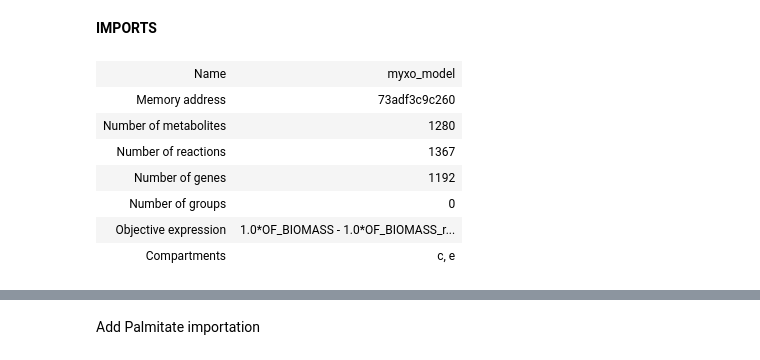
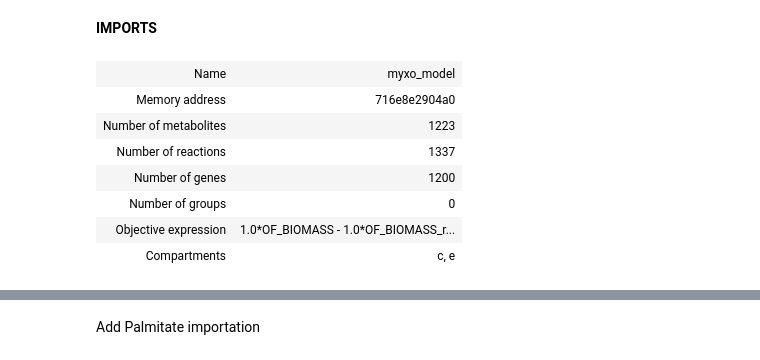
Before and after one commit to BondonMickael/M_xanthus-E_coli-Predation, a Jupyter notebook: notebooks/test_model.ipynb, the cells around one changed output, grey strips where cells are left out. Cells and saved outputs as stored; diff of their text form; code cells hidden in the pictures.

```diff
--- a/notebooks/test_model.ipynb
+++ b/notebooks/test_model.ipynb
@@ -13,14 +13,14 @@ from cobra.io import (
 from cobra.flux_analysis import flux_variability_analysis
 import re
 # %%
-M_xanthus = read_sbml_model("../M_xanthus_model_V2.sbml")
+M_xanthus = read_sbml_model("../M_xanthus_model_V3.xml")
 M_xanthus
 # %% [output]
 | Name | myxo_model |
-| Memory address | 73adf3c9c260 |
-| Number of metabolites | 1280 |
-| Number of reactions | 1367 |
-| Number of genes | 1192 |
+| Memory address | 716e8e2904a0 |
+| Number of metabolites | 1223 |
+| Number of reactions | 1337 |
+| Number of genes | 1200 |
 | Number of groups | 0 |
 | Objective expression | 1.0*OF_BIOMASS - 1.0*OF_BIOMASS_r... |
 | Compartments | c, e |
```
Also changed, not shown: parts of 5 cells of this notebook, 7 other files.
